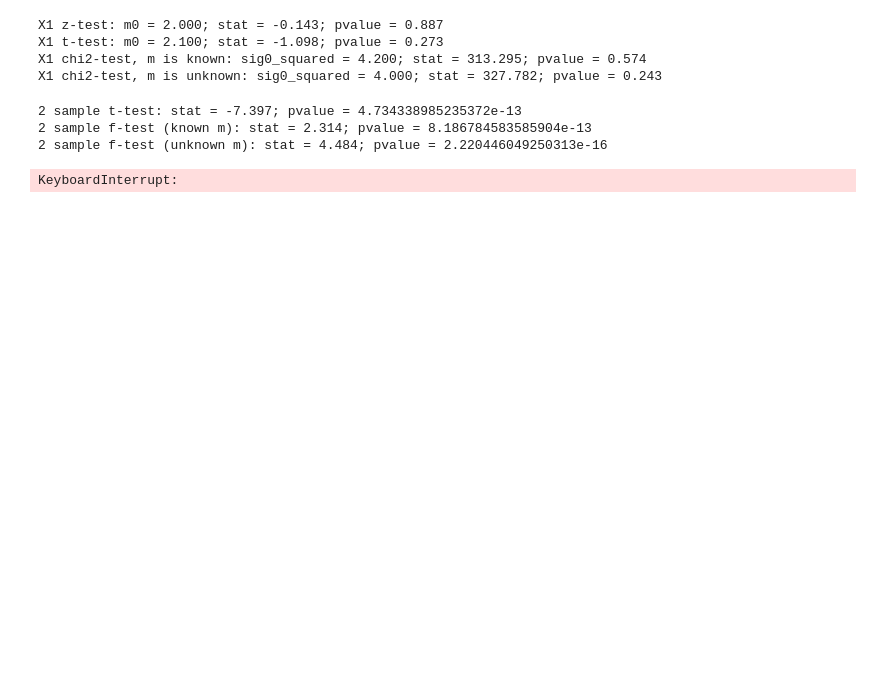
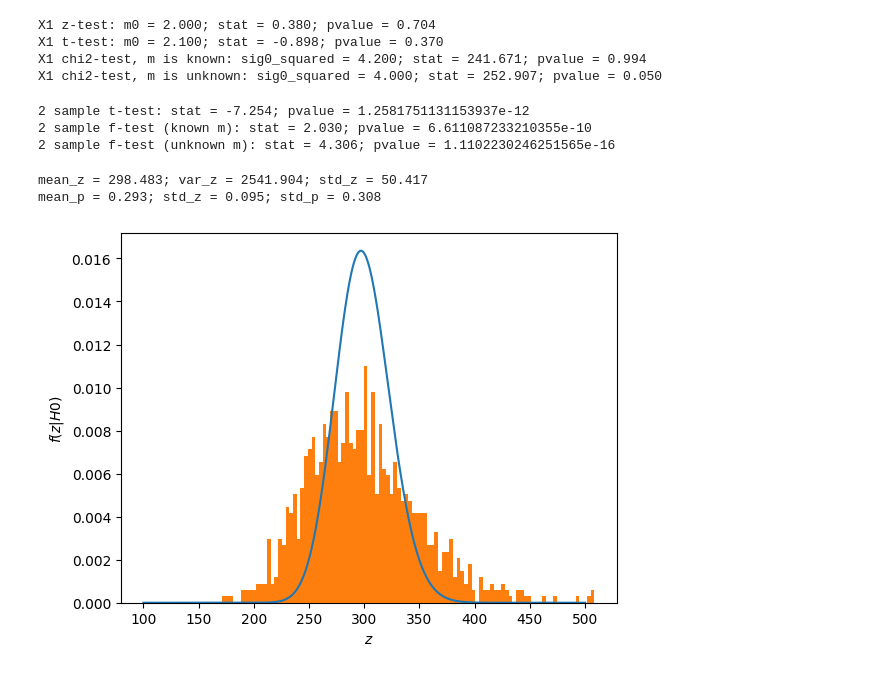
Before and after one commit to litc0x3B/Stats-Labs, a Jupyter notebook: lab1.ipynb, the cells around one changed output. Cells and saved outputs as stored; diff of their text form; code cells hidden in the pictures; blank space fills up the shorter version.

```diff
--- a/lab1.ipynb
+++ b/lab1.ipynb
@@ -74,13 +77,13 @@ s0_squared = calc_s0_squared(x1, x1_m)
 
 statistic = x1_size * s0_squared / sig0_squared
 F = stats.chi2(x1_size).cdf(statistic)
-pvalue = 2 * min(F, 1 - F)
+pvalue = 1 - F
 print(f"X1 chi2-test, m is known: sig0_squared = {sig0_squared:.3f}; stat = {statistic:.3f}; pvalue = {pvalue:.3f}")
 
 def chi2test(x, sig0_squared):
   statistic = (x.size - 1) * x.var() / sig0_squared
   F = stats.chi2(x.size - 1).cdf(statistic)
-  pvalue = 2 * min(F, 1 - F)
+  pvalue = 2 * min(1 - F, F)
   return pvalue, statistic
 
 #chi2-test, m is unknown
@@ -91,10 +94,10 @@ sig0_squared = 4
 pvalue, statistic = chi2test(x1, sig0_squared)
 print(f"X1 chi2-test, m is unknown: sig0_squared = {sig0_squared:.3f}; stat = {statistic:.3f}; pvalue = {pvalue:.3f}")
 # %% [output]
-X1 z-test: m0 = 2.000; stat = -0.143; pvalue = 0.887
-X1 t-test: m0 = 2.100; stat = -1.098; pvalue = 0.273
-X1 chi2-test, m is known: sig0_squared = 4.200; stat = 313.295; pvalue = 0.574
-X1 chi2-test, m is unknown: sig0_squared = 4.000; stat = 327.782; pvalue = 0.243
+X1 z-test: m0 = 2.000; stat = 0.380; pvalue = 0.704
+X1 t-test: m0 = 2.100; stat = -0.898; pvalue = 0.370
+X1 chi2-test, m is known: sig0_squared = 4.200; stat = 241.671; pvalue = 0.994
+X1 chi2-test, m is unknown: sig0_squared = 4.000; stat = 252.907; pvalue = 0.050
 # %%
 #2 sample tests
 #t-test
@@ -106,25 +109,25 @@ s01_squared = calc_s0_squared(x1, x1_m)
 s02_squared = calc_s0_squared(x2, x2_m)
 statistic = s01_squared / s02_squared
 F = stats.f(x1_size, x2_size).cdf(statistic)
-pvalue = 2 * min(F, 1 - F)
+pvalue = 2*min(1 - F, F)
 print(f"2 sample f-test (known m): stat = {statistic:.3f}; pvalue = {pvalue}")
 
 statistic = x1_var / x2_var
-F = stats.f(x1_size, x2_size).cdf(statistic)
-pvalue = 2 * min(F, 1 - F)
+F = stats.f(x1_size - 1, x2_size - 1).cdf(statistic)
+pvalue = 2*min(1 - F, F)
 print(f"2 sample f-test (unknown m): stat = {statistic:.3f}; pvalue = {pvalue}")
 # %% [output]
-2 sample t-test: stat = -7.397; pvalue = 4.734338985235372e-13
-2 sample f-test (known m): stat = 2.314; pvalue = 8.186784583585904e-13
-2 sample f-test (unknown m): stat = 4.484; pvalue = 2.220446049250313e-16
+2 sample t-test: stat = -7.254; pvalue = 1.2581751131153937e-12
+2 sample f-test (known m): stat = 2.030; pvalue = 6.611087233210355e-10
+2 sample f-test (unknown m): stat = 4.306; pvalue = 1.1102230246251565e-16
 # %%
 sig0_squared = 4
-n = 5000
+n = 1000
 z = list()
 p = list()
 
 for i in range(n):
-    x1 = stats.chi2(x1_k).rvs(x1_size)
+    x1 = stats.chi2(2).rvs(x1_size)
     pvalue, statistic = chi2test(x1, sig0_squared)
     z.append(statistic)
     p.append(pvalue)
@@ -140,4 +143,13 @@ std_p = np.std(p)
 print("mean_z = %.3f; var_z = %.3f; std_z = %.3f" % (mean_z, var_z, std_z))
 print("mean_p = %.3f; std_z = %.3f; std_p = %.3f" % (mean_p, var_p, std_p))
 # %% [output]
-KeyboardInterrupt:
+mean_z = 298.483; var_z = 2541.904; std_z = 50.417
+mean_p = 0.293; std_z = 0.095; std_p = 0.308
+# %%
+x = np.linspace(100, 500, 1000)
+plt.plot(x, stats.chi2(x1_size - 1).pdf(x))
+plt.ylabel('$f(z|H0)$')
+plt.xlabel('$z$');
+_ = plt.hist(z, bins=100, density=True)
+# %% [output]
+[figure, added]
```
Also changed, not shown: parts of 5 cells of this notebook.
